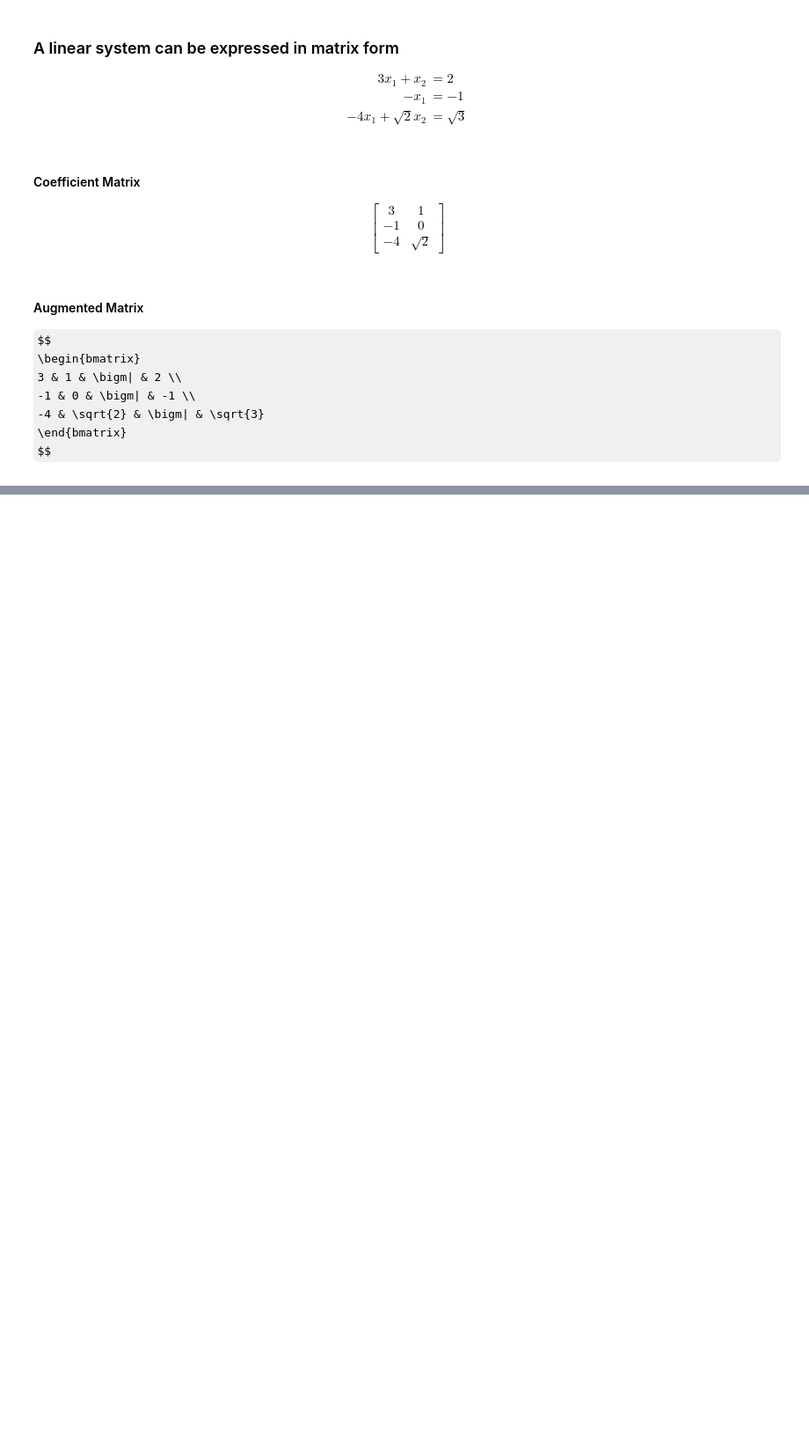
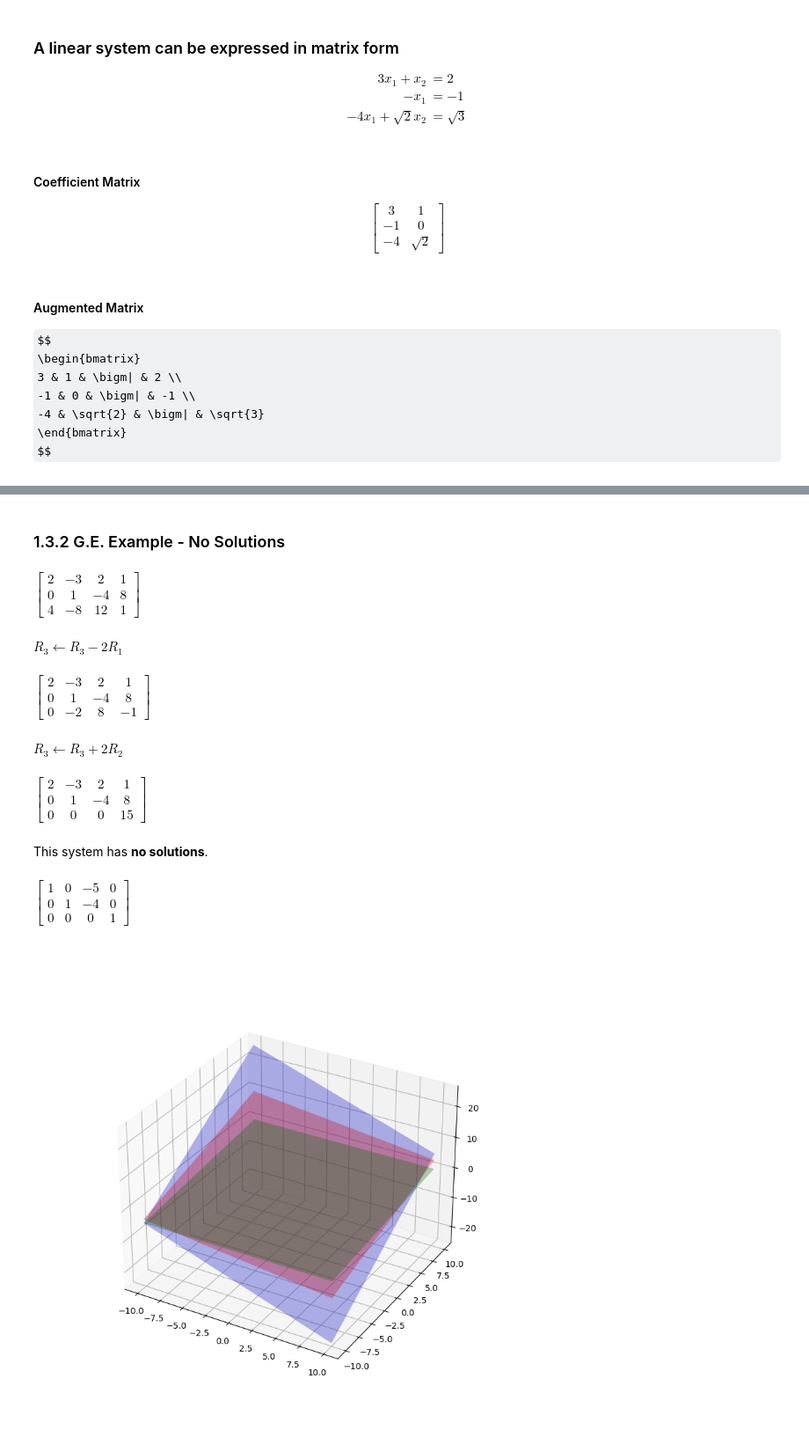
Before and after one commit to PaulToronto/University-of-Colorado-Boulder---Essential-Math-Specialization, a Jupyter notebook: 1_Linear_Systems_and_Gaussian_Elimination.ipynb, the cells around one changed output, grey strips where cells are left out. Shown at 88% size. Saved outputs shown, nothing was run; the diff lists cells and outputs as text; code cells hidden in the pictures; some formulas as TeX source; blank space fills up the shorter version.

```diff
--- a/1_Linear_Systems_and_Gaussian_Elimination.ipynb
+++ b/1_Linear_Systems_and_Gaussian_Elimination.ipynb
@@ -82,0 +297,57 @@ $$
+# %% [markdown]
+### 1.3.2 G.E. Example - No Solutions
+# %%
+C = sym.Matrix([[2, -3, 2, 1],
+                [0, 1, -4, 8],
+                [4, -8, 12, 1]])
+C
+# %% [output]
+$\displaystyle \left[\begin{matrix}2 & -3 & 2 & 1\\0 & 1 & -4 & 8\\4 & -8 & 12 & 1\end{matrix}\right]$
+# %% [markdown]
+$R_3 \leftarrow R_3 - 2R_1$
+# %%
+C[2,:] = C.row(2) - 2 * C.row(0)
+C
+# %% [output]
+$\displaystyle \left[\begin{matrix}2 & -3 & 2 & 1\\0 & 1 & -4 & 8\\0 & -2 & 8 & -1\end{matrix}\right]$
+# %% [markdown]
+$R_3 \leftarrow R_3 + 2R_2$
+# %%
+C[2,:] = C.row(2) + 2 * C.row(1)
+C
+# %% [output]
+$\displaystyle \left[\begin{matrix}2 & -3 & 2 & 1\\0 & 1 & -4 & 8\\0 & 0 & 0 & 15\end{matrix}\right]$
+# %% [markdown]
+This system has **no solutions**.
+# %%
+C = sym.Matrix([[2, -3, 2, 1],
+                [0, 1, -4, 8],
+                [4, -8, 12, 1]])
+
+C.rref(pivots=False)
+# %% [output]
+$\displaystyle \left[\begin{matrix}1 & 0 & -5 & 0\\0 & 1 & -4 & 0\\0 & 0 & 0 & 1\end{matrix}\right]$
+# %%
+fig = plt.figure(figsize=(8,8))
+ax = fig.add_subplot(111, projection='3d')
+
+x = np.linspace(-10, 10, 21)
+y = np.linspace(-10, 10, 21)
+
+X, Y = np.meshgrid(x, y)
+
+# first plane
+Z1 = -X + (3/2) * Y + 1/2
+ax.plot_surface(X, Y, Z1, alpha=0.3, color='blue')
+
+# second plane
+Z2 = (1/4) * Y - 2
+ax.plot_surface(X, Y, Z2, alpha=0.3, color='green')
+
+# third plane
+Z3 = (-1/3) * X + (2/3) * Y + (1/12)
+ax.plot_surface(X, Y, Z3, alpha=0.3, color='red')
+
+plt.show()
+# %% [output]
+[figure, added]
```
Also changed, not shown: parts of 59 cells of this notebook.
